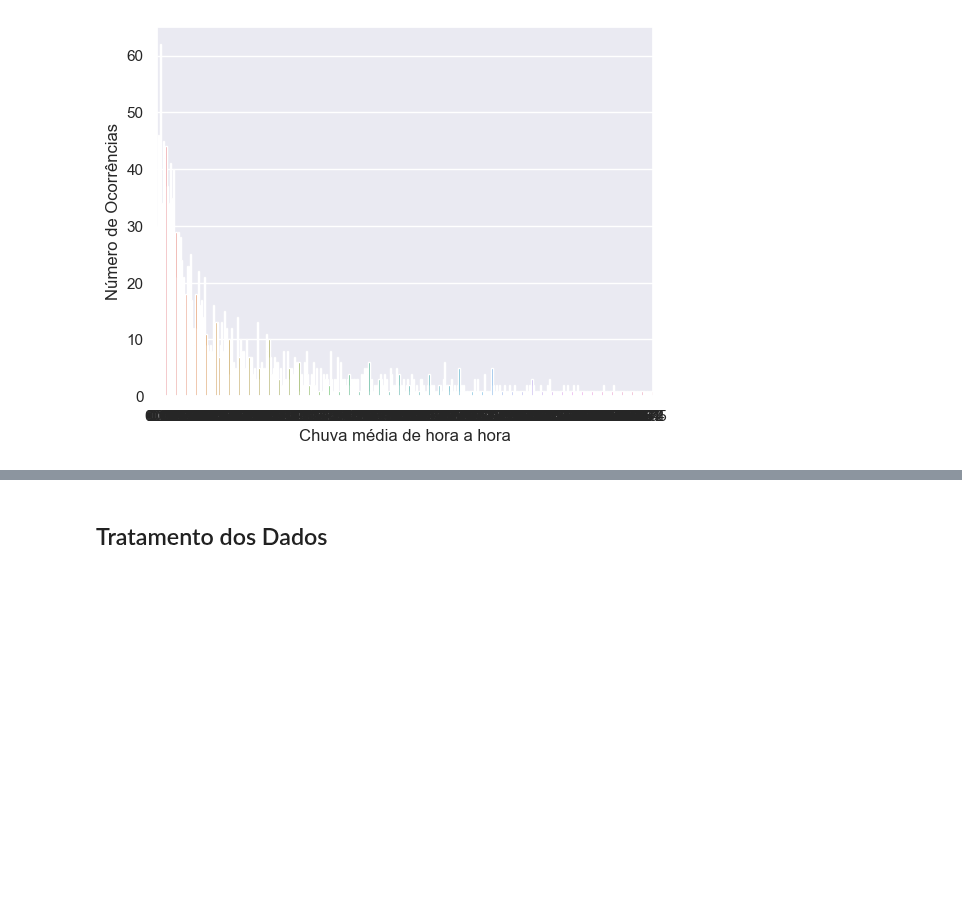
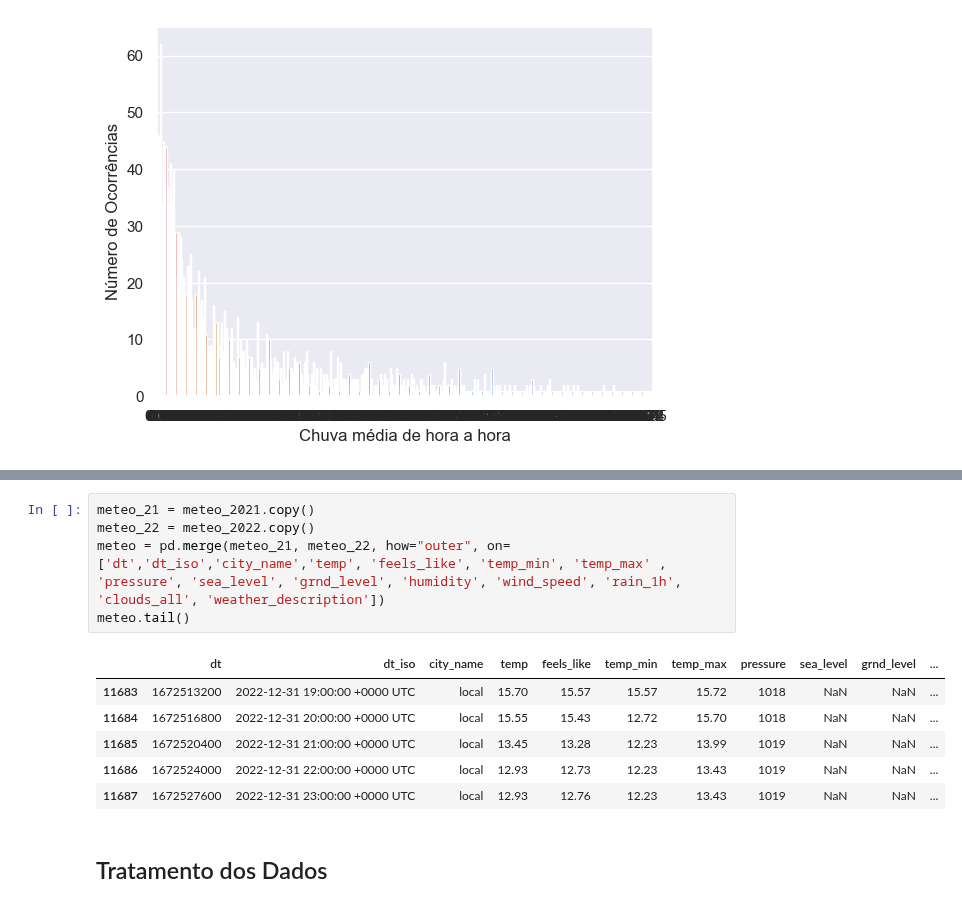
Before and after one commit to rafa2002/DAA-2324, a Jupyter notebook: Energy.ipynb, the cells around one changed output, grey strips where cells are left out. Drawn from its saved outputs; the diff is of its cells as text; blank space fills up the shorter version.

```diff
--- a/Energy.ipynb
+++ b/Energy.ipynb
@@ -346,3 +376,15 @@ plt.show()
+# %%
+meteo_21 = meteo_2021.copy()
+meteo_22 = meteo_2022.copy()
+meteo = pd.merge(meteo_21, meteo_22, how="outer", on=['dt','dt_iso','city_name','temp', 'feels_like', 'temp_min', 'temp_max' , 'pressure', 'sea_level', 'grnd_level', 'humidity', 'wind_speed', 'rain_1h', 'clouds_all', 'weather_description'])
+meteo.tail()
+# %% [output]
+|  | dt | dt_iso | city_name | temp | feels_like | temp_min | temp_max | pressure | sea_level | grnd_level | ... |
+| 11683 | 1672513200 | 2022-12-31 19:00:00 +0000 UTC | local | 15.70 | 15.57 | 15.57 | 15.72 | 1018 | NaN | NaN | ... |
+| 11684 | 1672516800 | 2022-12-31 20:00:00 +0000 UTC | local | 15.55 | 15.43 | 12.72 | 15.70 | 1018 | NaN | NaN | ... |
+| 11685 | 1672520400 | 2022-12-31 21:00:00 +0000 UTC | local | 13.45 | 13.28 | 12.23 | 13.99 | 1019 | NaN | NaN | ... |
+| 11686 | 1672524000 | 2022-12-31 22:00:00 +0000 UTC | local | 12.93 | 12.73 | 12.23 | 13.43 | 1019 | NaN | NaN | ... |
+| 11687 | 1672527600 | 2022-12-31 23:00:00 +0000 UTC | local | 12.93 | 12.76 | 12.23 | 13.43 | 1019 | NaN | NaN | ... |
 # %% [markdown]
 ## Tratamento dos Dados
 # %% [markdown]
```
Also changed, not shown: parts of 4 cells of this notebook.
